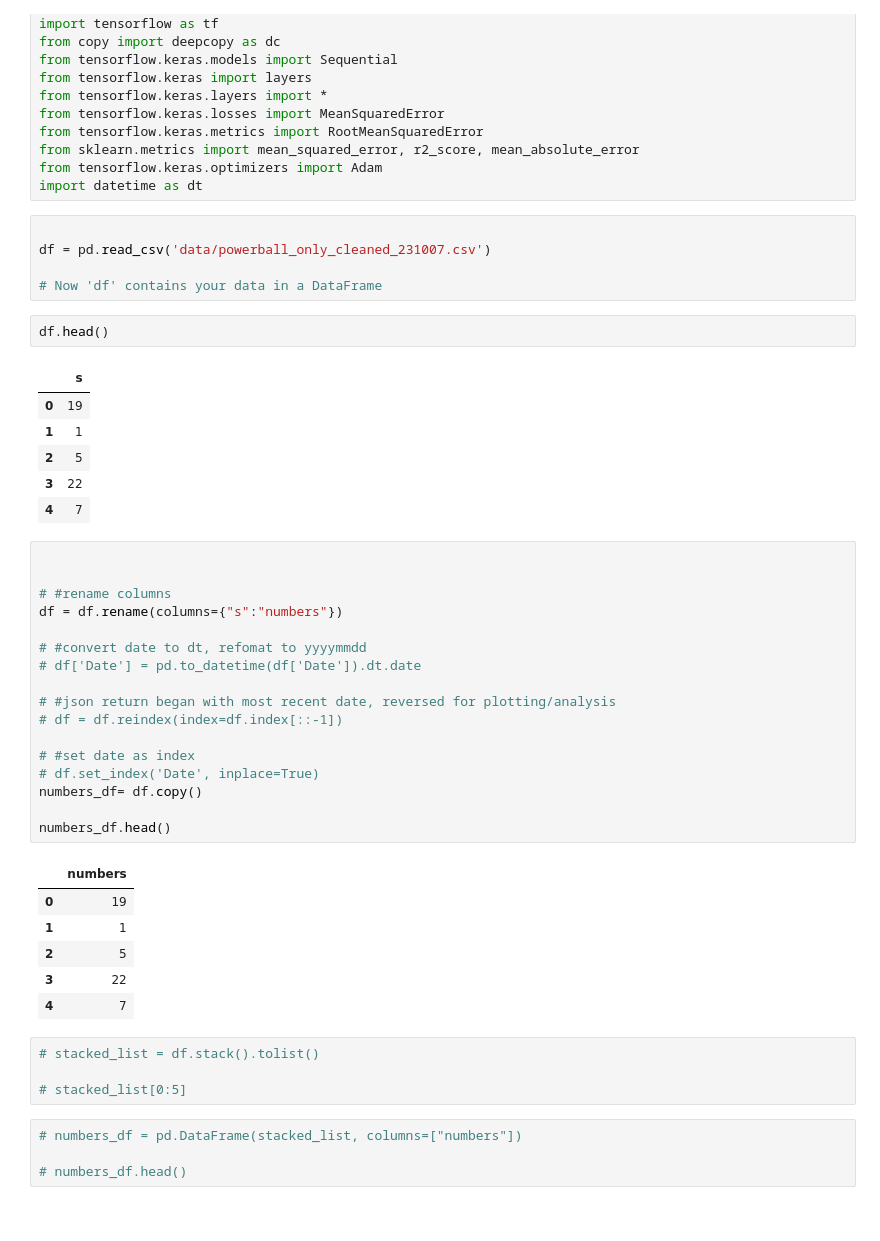
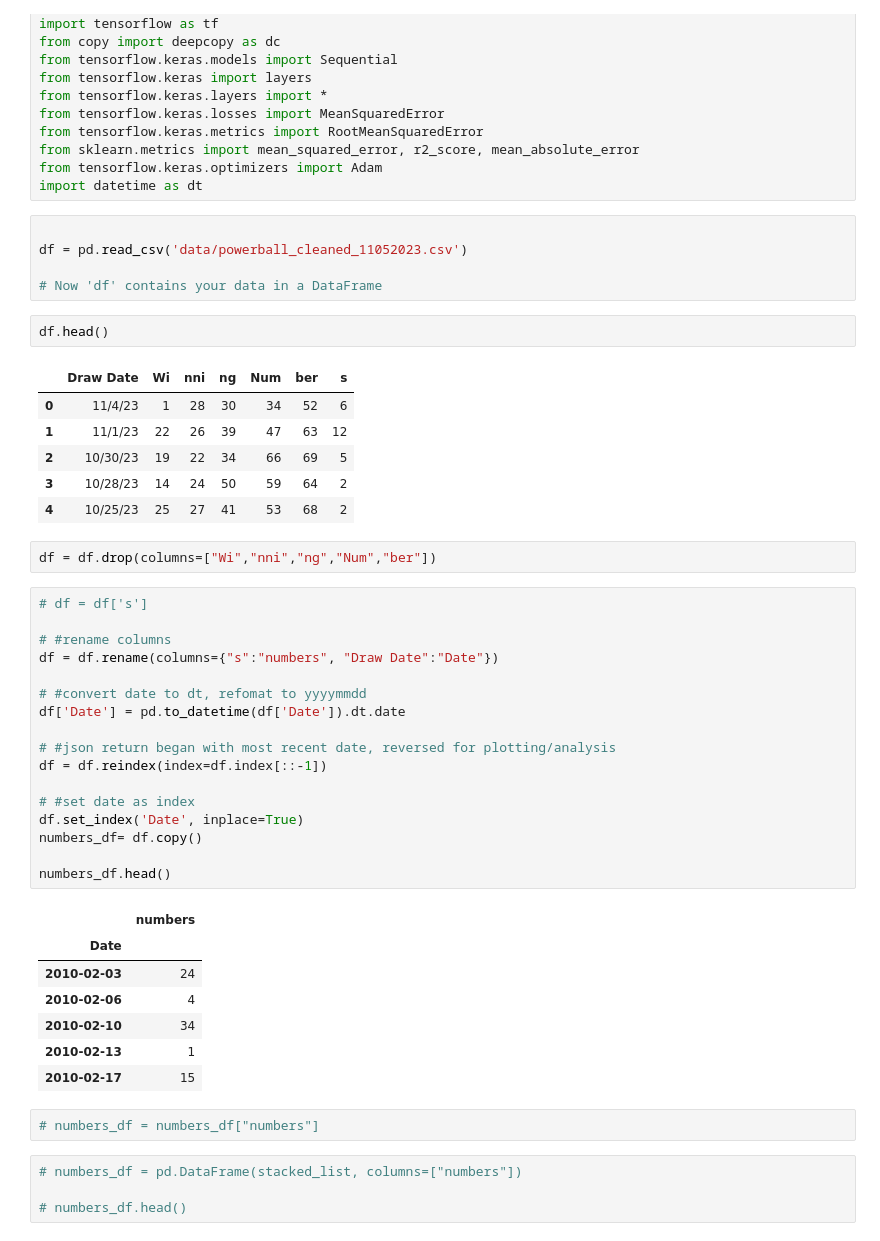
Before and after one commit to mtolan2023/powerball, a Jupyter notebook: pb1_30_day_pb.ipynb, the cells around one changed output. Saved outputs shown, nothing was run; the diff lists cells and outputs as text.

```diff
--- a/pb1_30_day_pb.ipynb
+++ b/pb1_30_day_pb.ipynb
@@ -16,46 +16,47 @@ from tensorflow.keras.optimizers import Adam
 import datetime as dt
 # %%
 
-df = pd.read_csv('data/powerball_only_cleaned_231007.csv')
+df = pd.read_csv('data/powerball_cleaned_11052023.csv')
 
 # Now 'df' contains your data in a DataFrame
 # %%
 df.head()
 # %% [output]
-|  | s |
-| 0 | 19 |
-| 1 | 1 |
-| 2 | 5 |
-| 3 | 22 |
-| 4 | 7 |
+|  | Draw Date | Wi | nni | ng | Num | ber | s |
+| 0 | 11/4/23 | 1 | 28 | 30 | 34 | 52 | 6 |
+| 1 | 11/1/23 | 22 | 26 | 39 | 47 | 63 | 12 |
+| 2 | 10/30/23 | 19 | 22 | 34 | 66 | 69 | 5 |
+| 3 | 10/28/23 | 14 | 24 | 50 | 59 | 64 | 2 |
+| 4 | 10/25/23 | 25 | 27 | 41 | 53 | 68 | 2 |
+# %%
+df = df.drop(columns=["Wi","nni","ng","Num","ber"])
 # %%
-
+# df = df['s']
 
 # #rename columns
-df = df.rename(columns={"s":"numbers"})
+df = df.rename(columns={"s":"numbers", "Draw Date":"Date"})
 
 # #convert date to dt, refomat to yyyymmdd
-# df['Date'] = pd.to_datetime(df['Date']).dt.date
+df['Date'] = pd.to_datetime(df['Date']).dt.date
 
 # #json return began with most recent date, reversed for plotting/analysis
-# df = df.reindex(index=df.index[::-1])
+df = df.reindex(index=df.index[::-1])
 
 # #set date as index
-# df.set_index('Date', inplace=True)
+df.set_index('Date', inplace=True)
 numbers_df= df.copy()
 
 numbers_df.head()
 # %% [output]
 |  | numbers |
-| 0 | 19 |
-| 1 | 1 |
-| 2 | 5 |
-| 3 | 22 |
-| 4 | 7 |
+| Date |  |
+| 2010-02-03 | 24 |
+| 2010-02-06 | 4 |
+| 2010-02-10 | 34 |
+| 2010-02-13 | 1 |
+| 2010-02-17 | 15 |
 # %%
-# stacked_list = df.stack().tolist()
-
-# stacked_list[0:5]
+# numbers_df = numbers_df["numbers"]
 # %%
 # numbers_df = pd.DataFrame(stacked_list, columns=["numbers"])
 
```
Also changed, not shown: parts of 16 cells of this notebook, 4 other files.
